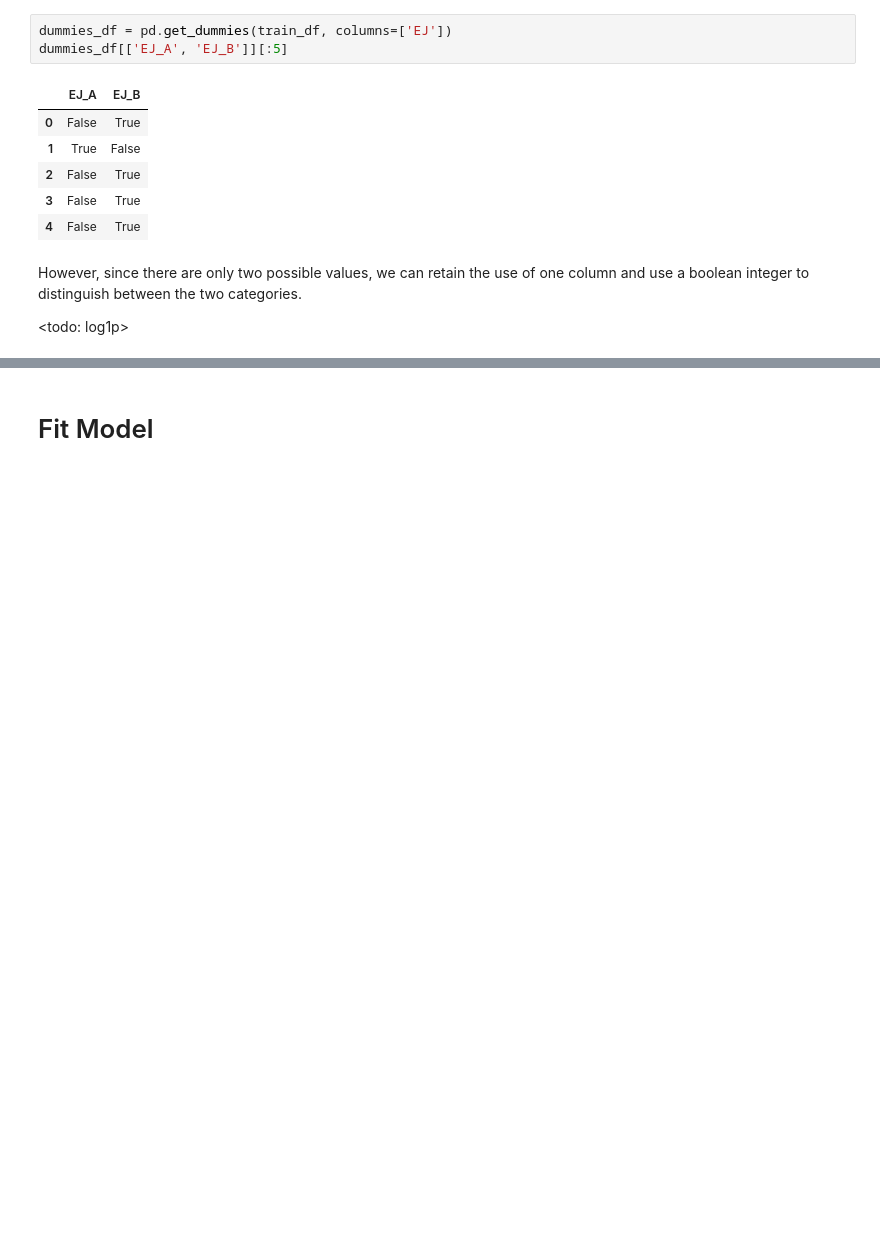
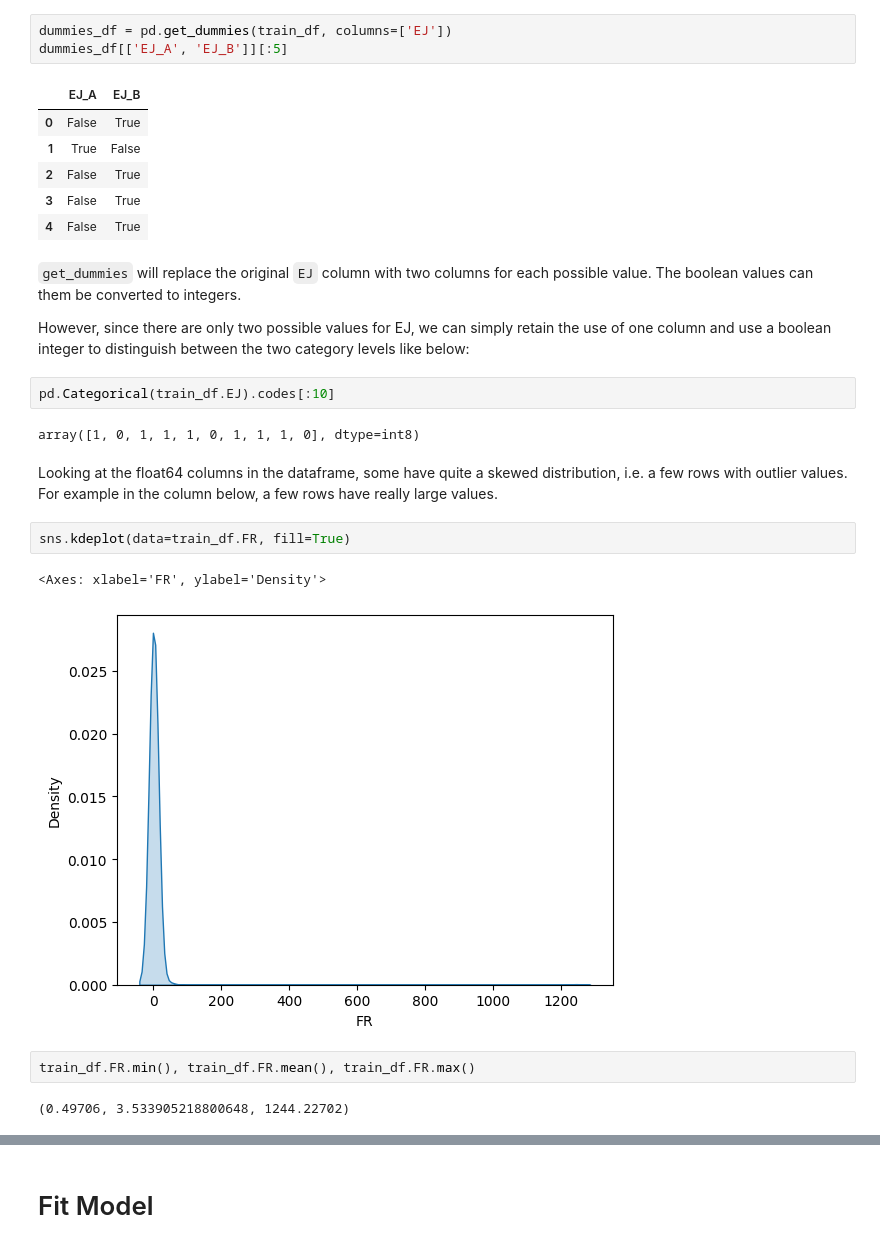
Before and after one commit to programmer-ke/icr-age-related-kaggle-competition, a Jupyter notebook: notebooks/linear_model_nn_from_scratch.ipynb, the cells around one changed output, grey strips where cells are left out. Cells and saved outputs as stored; diff of their text form; blank space fills up the shorter version.

Commit message:
data prep for new model

```diff
--- a/notebooks/linear_model_nn_from_scratch.ipynb
+++ b/notebooks/linear_model_nn_from_scratch.ipynb
@@ -156,6 +178,21 @@ dummies_df[['EJ_A', 'EJ_B']][:5]
 | 3 | False | True |
 | 4 | False | True |
 # %% [markdown]
-However, since there are only two possible values, we can retain the use of one column and use a boolean integer to distinguish between the two categories.
+`get_dummies` will replace the original `EJ` column with two columns for each possible value. The boolean values can them be converted to integers.
 
-<todo: log1p>
+However, since there are only two possible values for EJ, we can simply retain the use of one column and use a boolean integer to distinguish between the two category levels like below:
+# %%
+pd.Categorical(train_df.EJ).codes[:10]
+# %% [output]
+array([1, 0, 1, 1, 1, 0, 1, 1, 1, 0], dtype=int8)
+# %% [markdown]
+Looking at the float64 columns in the dataframe, some have quite a skewed distribution, i.e. a few rows with outlier values. For example in the column below, a few rows have really large values.
+# %%
+sns.kdeplot(data=train_df.FR, fill=True)
+# %% [output]
+<Axes: xlabel='FR', ylabel='Density'>
+[figure, added]
+# %%
+train_df.FR.min(), train_df.FR.mean(), train_df.FR.max()
+# %% [output]
+(0.49706, 3.533905218800648, 1244.22702)
```
Also changed, not shown: parts of 19 cells of this notebook.
